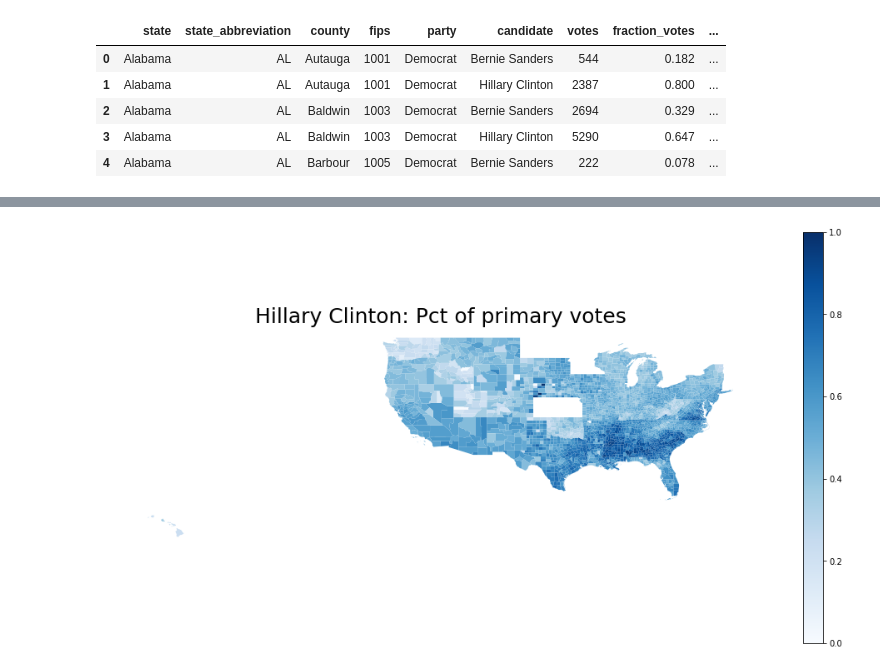
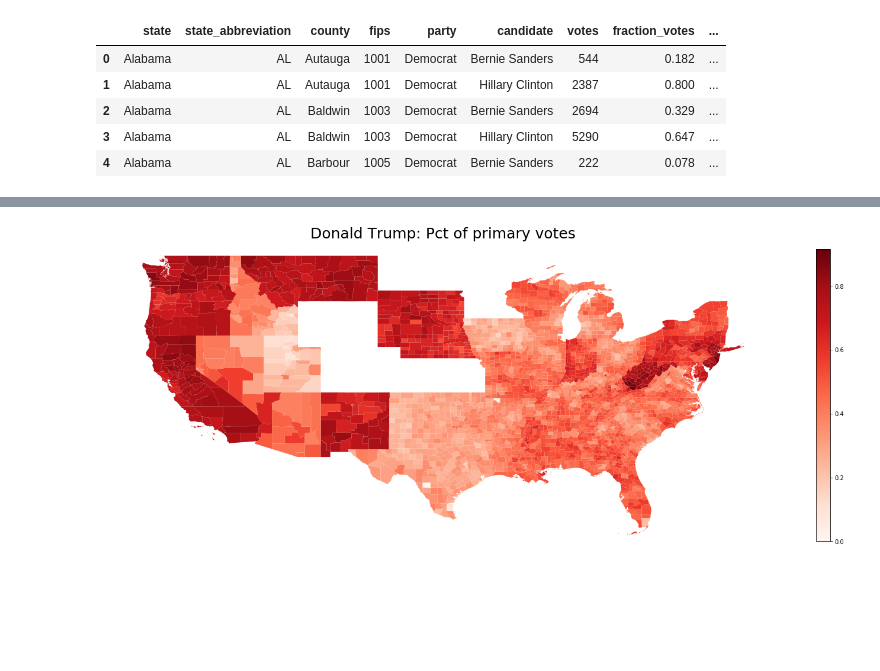
Before and after one commit to MattTriano/Election_Data_Experiments, a Jupyter notebook: Primary_Maps.ipynb, the cells around one changed output, grey strips where cells are left out. Drawn from its saved outputs; the diff is of its cells as text; code cells hidden in the pictures; blank space fills up the shorter version.

Commit message:
cleaning up some visualizations

```diff
--- a/Primary_Maps.ipynb
+++ b/Primary_Maps.ipynb
@@ -102,9 +102,6 @@ primary_nn.head()
 | 2 | Alabama | AL | Baldwin | 1003 | Democrat | Bernie Sanders | 2694 | 0.329 | ... |
 | 3 | Alabama | AL | Baldwin | 1003 | Democrat | Hillary Clinton | 5290 | 0.647 | ... |
 | 4 | Alabama | AL | Barbour | 1005 | Democrat | Bernie Sanders | 222 | 0.078 | ... |
-# %%
-dem_df = primary_nn[primary_nn['party'] == 'Democrat']
-rep_df = primary_nn[primary_nn['party'] == 'Republican']
 # %%
 dem_primary = dem_df.pivot(index='fixed_fips', columns='candidate', values='fraction_votes')
 rep_primary = rep_df.pivot(index='fixed_fips', columns='candidate', values='fraction_votes')
@@ -123,24 +214,24 @@ dem_primary_shp.head()
 # %%
-fig, ax = plt.subplots(figsize=(14,14))
-my_cmap='Blues'
-col_ = 'Hillary Clinton'
-df = dem_primary_shp
+fig, ax = plt.subplots(figsize=(20,14))
+my_cmap='Reds'
+col_ = 'Donald Trump'
+df = rep_primary_shp[rep_primary_shp['STATEFP'] != '15']
 vmin = df[col_].min()
 vmax = df[col_].max()
 
 _ = df.plot(column=col_,
                       cmap=my_cmap, ax=ax)
 _ = ax.axis('off')
-_ = ax.set_title("Hillary Clinton: Pct of primary votes",
+_ = ax.set_title("{}: Pct of primary votes".format(col_),
                  fontdict={'fontsize': '25', 'fontweight' : '3'})
 # _ = ax.annotate('Source: American Community Survey, 2015',
 #                 xy=(0.1, .1), xycoords='figure fraction',
 #                 horizontalalignment='left', verticalalignment='top',
 #                 fontsize=10, color='#555555')
 # ax.set_xlim([-130, -55])
 sm = plt.cm.ScalarMappable(cmap=my_cmap, norm=plt.Normalize(vmin=vmin, vmax=vmax))
 sm._A = []
 cbar = fig.colorbar(sm, shrink=0.5)
 plt.tight_layout()
 # %% [output]
-[figure, old version]
+[figure, new version]
```
Also changed, not shown: parts of 10 cells of this notebook.
